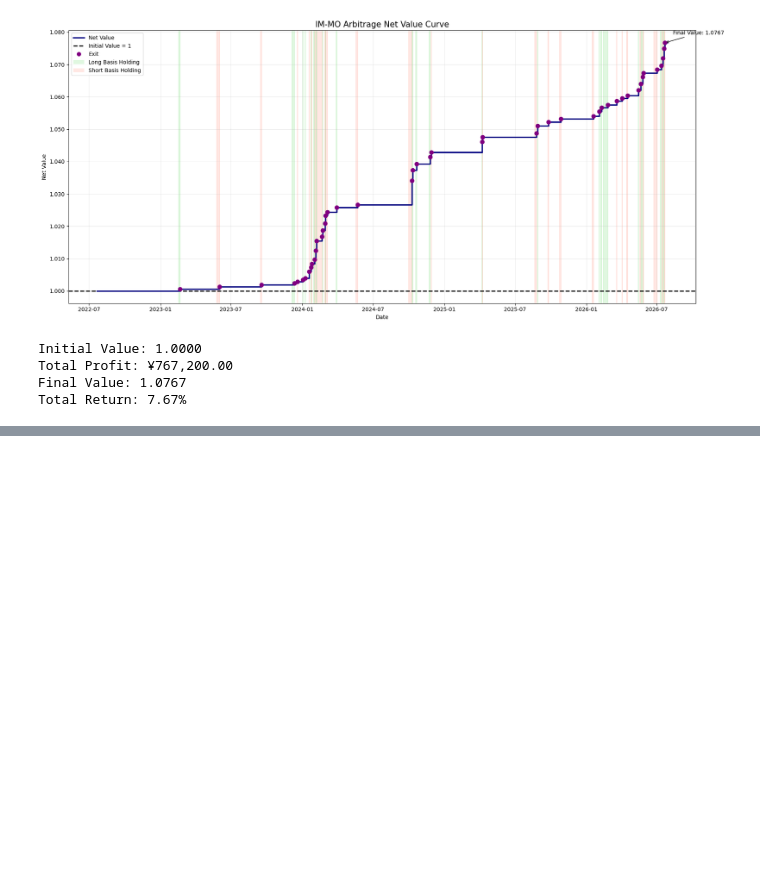
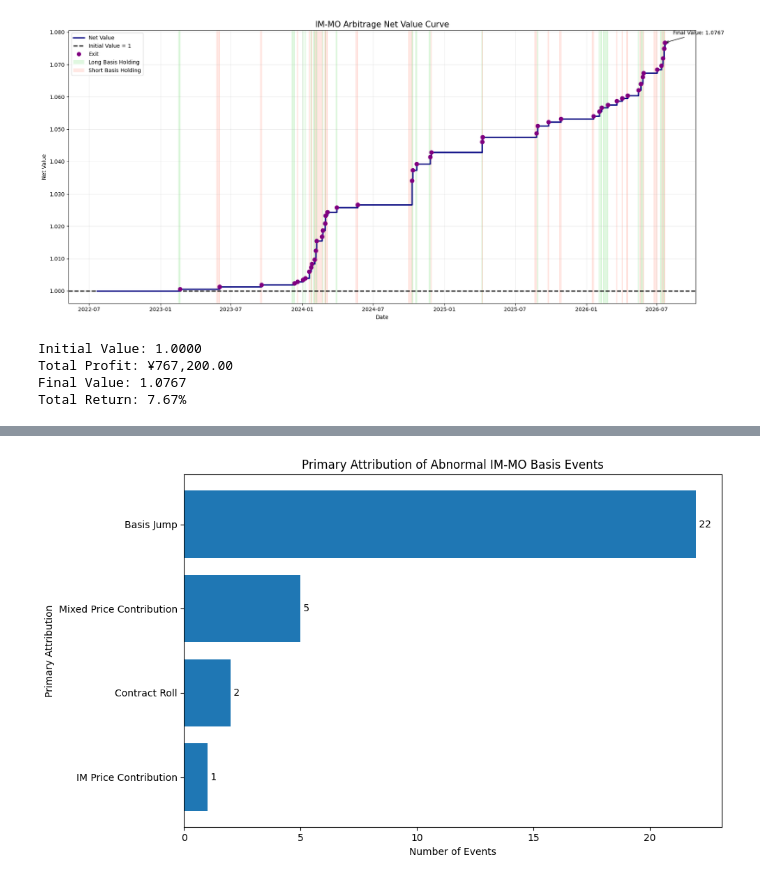
Before and after one commit to ywan3565-oss/IM-MO-Synthetic-Futures-Arbitrage, a Jupyter notebook: MO-IM synthetic future arbitrage backtest.ipynb, the cells around one changed output, grey strips where cells are left out. Drawn from its saved outputs; the diff is of its cells as text; code cells hidden in the pictures; blank space fills up the shorter version.

```diff
--- a/MO-IM synthetic future arbitrage backtest.ipynb
+++ b/MO-IM synthetic future arbitrage backtest.ipynb
@@ -1939,0 +2293,15 @@ Market Impact：0.08%
+# %%
+reason_summary = (
+    attribution_v2["primary_reason"]
+    .value_counts()
+    .rename_axis("reason")
+    .reset_index(name="event_count")
+)
+
+reason_summary["percentage"] = (
+    reason_summary["event_count"]
+    / reason_summary["event_count"].sum()
+    * 100
+)
+
+reason_summary
@@ -1939,0 +2314,44 @@ Market Impact：0.08%
+# %%
+import matplotlib.pyplot as plt
+
+
+plot_data = reason_summary.sort_values(
+    "event_count",
+    ascending=True,
+)
+
+plt.figure(figsize=(10, 6))
+
+plt.barh(
+    plot_data["reason"],
+    plot_data["event_count"],
+)
+
+plt.title(
+    "Primary Attribution of Abnormal IM-MO Basis Events"
+)
+
+plt.xlabel("Number of Events")
+plt.ylabel("Primary Attribution")
+
+for index, value in enumerate(
+    plot_data["event_count"]
+):
+    plt.text(
+        value,
+        index,
+        f" {value}",
+        va="center",
+    )
+
+plt.tight_layout()
+
+plt.savefig(
+    "IM_MO_Basis_Attribution_Summary.png",
+    dpi=300,
+    bbox_inches="tight",
+)
+
+plt.show()
+# %% [output]
+[figure, added]
```
Also changed, not shown: parts of 30 cells of this notebook, 20 other files.
